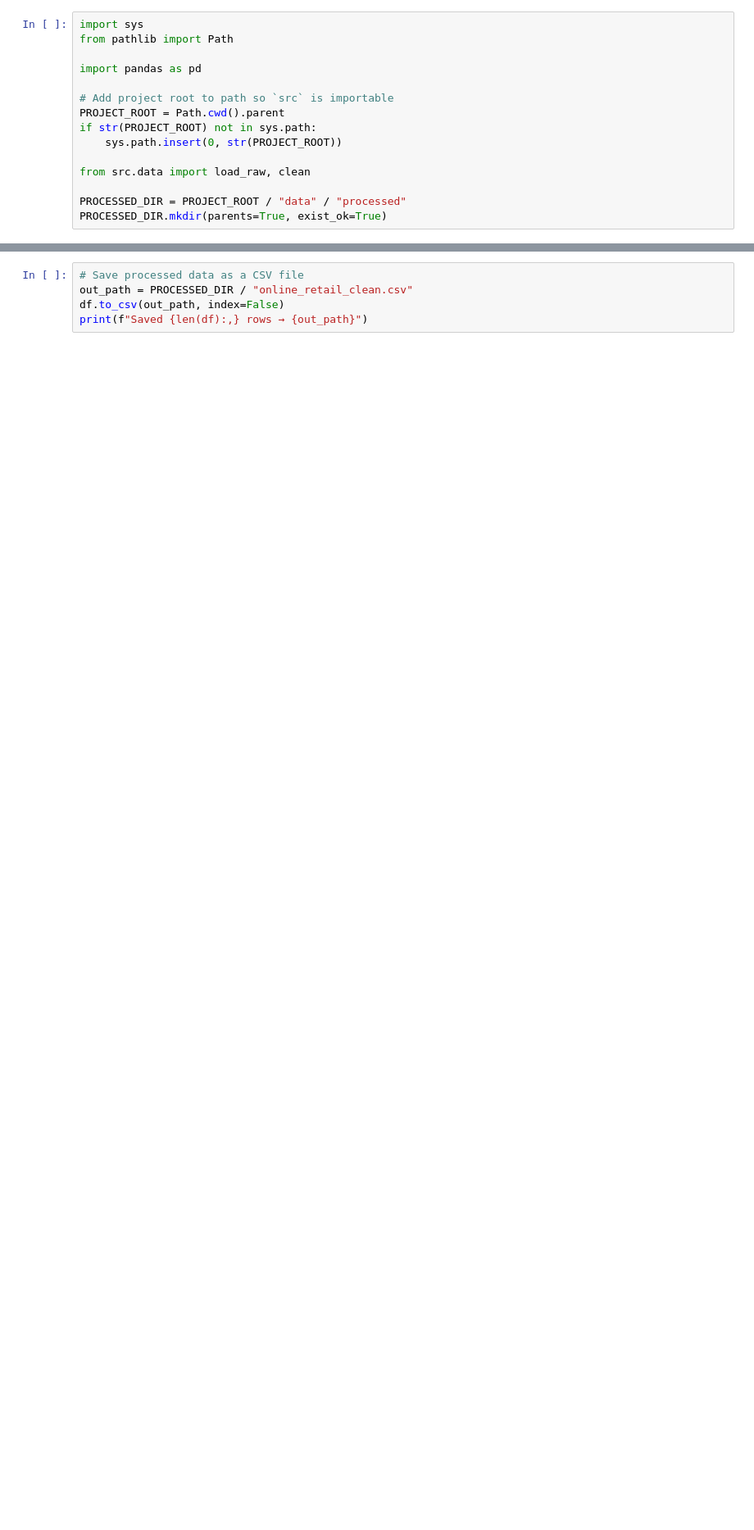
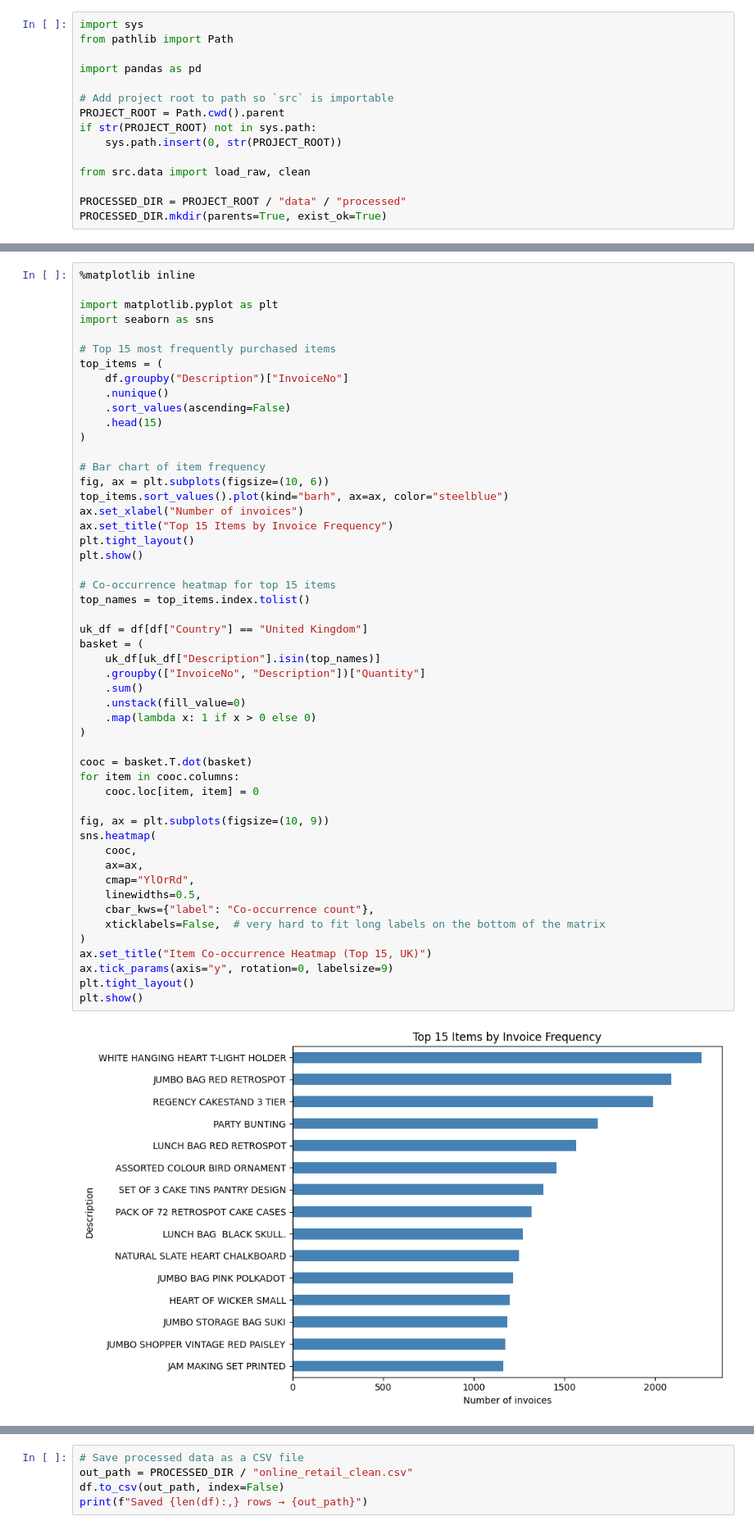
Before and after one commit to funions123/CS4412-Online-Retail-Datamining, a Jupyter notebook: notebooks/01_preprocessing.ipynb, the cells around one changed output, grey strips where cells are left out. Shown at 82% size. Saved outputs shown, nothing was run; the diff lists cells and outputs as text; blank space fills up the shorter version.

Commit message:
Market basket analysis implementation and EDA

```diff
--- a/notebooks/01_preprocessing.ipynb
+++ b/notebooks/01_preprocessing.ipynb
@@ -46,0 +98,53 @@ print(df['Country'].value_counts().head(10))
+# %%
+%matplotlib inline
+
+import matplotlib.pyplot as plt
+import seaborn as sns
+
+# Top 15 most frequently purchased items
+top_items = (
+    df.groupby("Description")["InvoiceNo"]
+    .nunique()
+    .sort_values(ascending=False)
+    .head(15)
+)
+
+# Bar chart of item frequency
+fig, ax = plt.subplots(figsize=(10, 6))
+top_items.sort_values().plot(kind="barh", ax=ax, color="steelblue")
+ax.set_xlabel("Number of invoices")
+ax.set_title("Top 15 Items by Invoice Frequency")
+plt.tight_layout()
+plt.show()
+
+# Co-occurrence heatmap for top 15 items
+top_names = top_items.index.tolist()
+
+uk_df = df[df["Country"] == "United Kingdom"]
+basket = (
+    uk_df[uk_df["Description"].isin(top_names)]
+    .groupby(["InvoiceNo", "Description"])["Quantity"]
+    .sum()
+    .unstack(fill_value=0)
+    .map(lambda x: 1 if x > 0 else 0)
+)
+
+cooc = basket.T.dot(basket)
+for item in cooc.columns:
+    cooc.loc[item, item] = 0
+
+fig, ax = plt.subplots(figsize=(10, 9))
+sns.heatmap(
+    cooc,
+    ax=ax,
+    cmap="YlOrRd",
+    linewidths=0.5,
+    cbar_kws={"label": "Co-occurrence count"},
+    xticklabels=False,  # very hard to fit long labels on the bottom of the matrix
+)
+ax.set_title("Item Co-occurrence Heatmap (Top 15, UK)")
+ax.tick_params(axis="y", rotation=0, labelsize=9)
+plt.tight_layout()
+plt.show()
+# %% [output]
+[figure, added]
```
Also changed, not shown: parts of 5 cells of this notebook, 5 other files.
